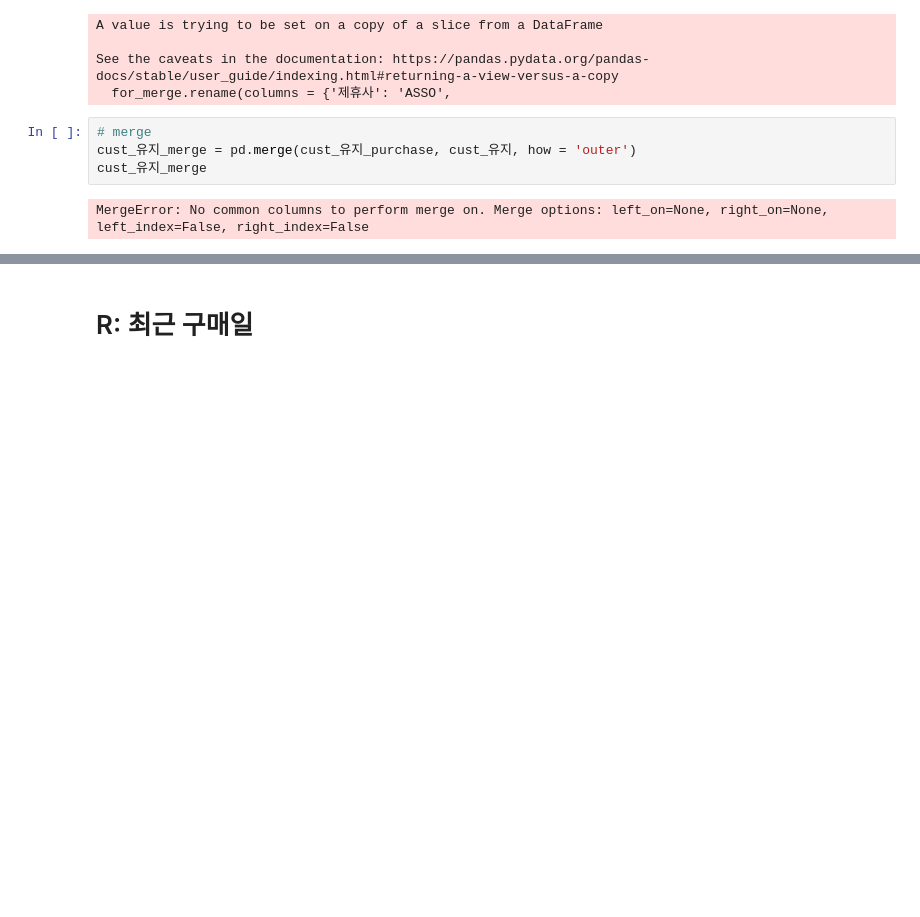
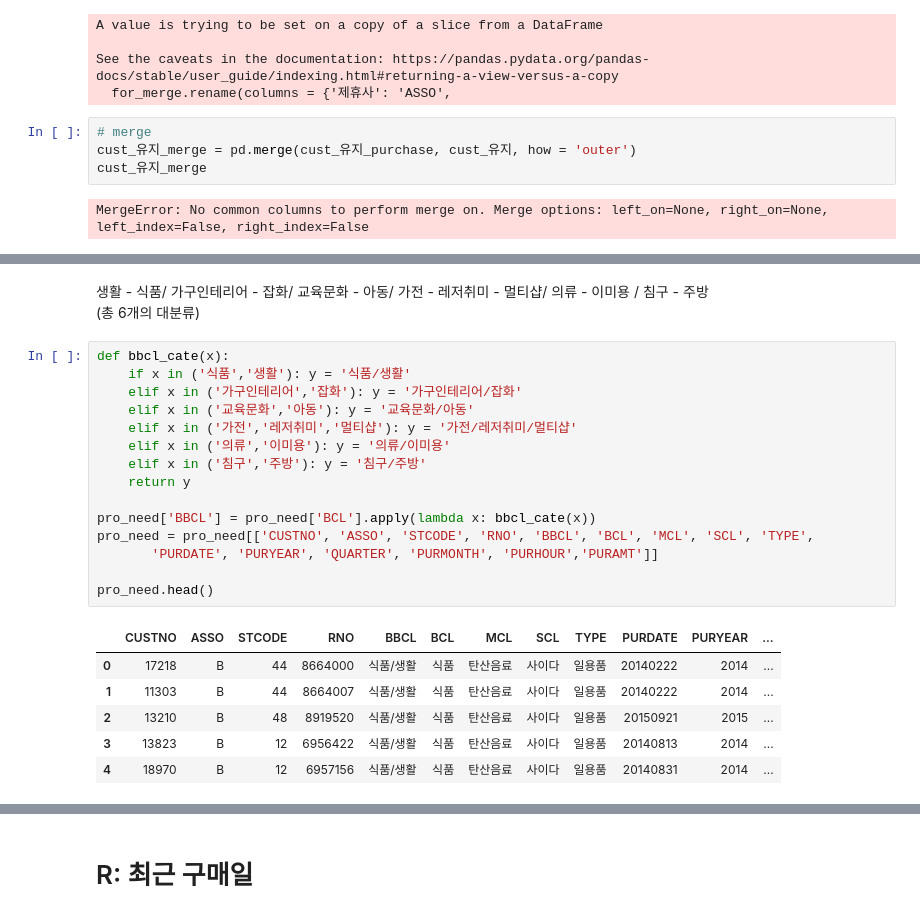
Before and after one commit to leejunghyunA/second_projects, a Jupyter notebook: RFM.ipynb, the cells around one changed output, grey strips where cells are left out. Saved outputs shown, nothing was run; the diff lists cells and outputs as text; blank space fills up the shorter version.

```diff
--- a/RFM.ipynb
+++ b/RFM.ipynb
@@ -88,0 +157,30 @@ MergeError: No common columns to perform merge on. Merge options: left_on=None,
+# %% [markdown]
+생활 - 식품/
+가구인테리어 - 잡화/
+교육문화 - 아동/
+가전 - 레저취미 - 멀티샵/
+의류 - 이미용 /
+침구 - 주방
+(총 6개의 대분류)
+# %%
+def bbcl_cate(x):
+    if x in ('식품','생활'): y = '식품/생활'
+    elif x in ('가구인테리어','잡화'): y = '가구인테리어/잡화'
+    elif x in ('교육문화','아동'): y = '교육문화/아동'
+    elif x in ('가전','레저취미','멀티샵'): y = '가전/레저취미/멀티샵'
+    elif x in ('의류','이미용'): y = '의류/이미용'
+    elif x in ('침구','주방'): y = '침구/주방'
+    return y
+
+pro_need['BBCL'] = pro_need['BCL'].apply(lambda x: bbcl_cate(x))
+pro_need = pro_need[['CUSTNO', 'ASSO', 'STCODE', 'RNO', 'BBCL', 'BCL', 'MCL', 'SCL', 'TYPE',
+       'PURDATE', 'PURYEAR', 'QUARTER', 'PURMONTH', 'PURHOUR','PURAMT']]
+
+pro_need.head()
+# %% [output]
+|  | CUSTNO | ASSO | STCODE | RNO | BBCL | BCL | MCL | SCL | TYPE | PURDATE | PURYEAR | ... |
+| 0 | 17218 | B | 44 | 8664000 | 식품/생활 | 식품 | 탄산음료 | 사이다 | 일용품 | 20140222 | 2014 | ... |
+| 1 | 11303 | B | 44 | 8664007 | 식품/생활 | 식품 | 탄산음료 | 사이다 | 일용품 | 20140222 | 2014 | ... |
+| 2 | 13210 | B | 48 | 8919520 | 식품/생활 | 식품 | 탄산음료 | 사이다 | 일용품 | 20150921 | 2015 | ... |
+| 3 | 13823 | B | 12 | 6956422 | 식품/생활 | 식품 | 탄산음료 | 사이다 | 일용품 | 20140813 | 2014 | ... |
+| 4 | 18970 | B | 12 | 6957156 | 식품/생활 | 식품 | 탄산음료 | 사이다 | 일용품 | 20140831 | 2014 | ... |
```
Also changed, not shown: parts of 12 cells of this notebook.
